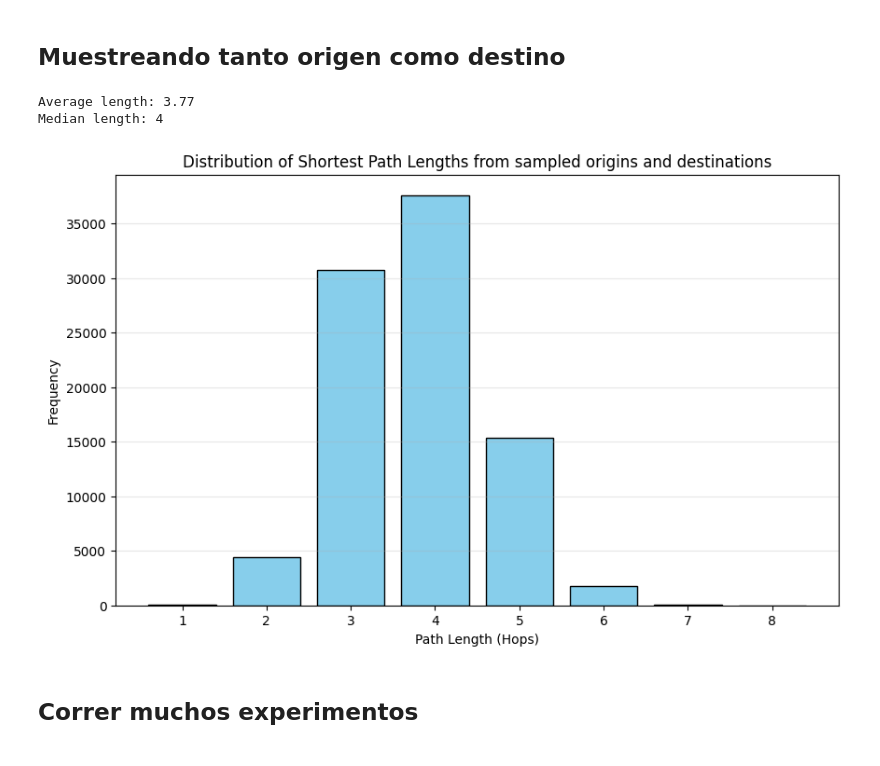
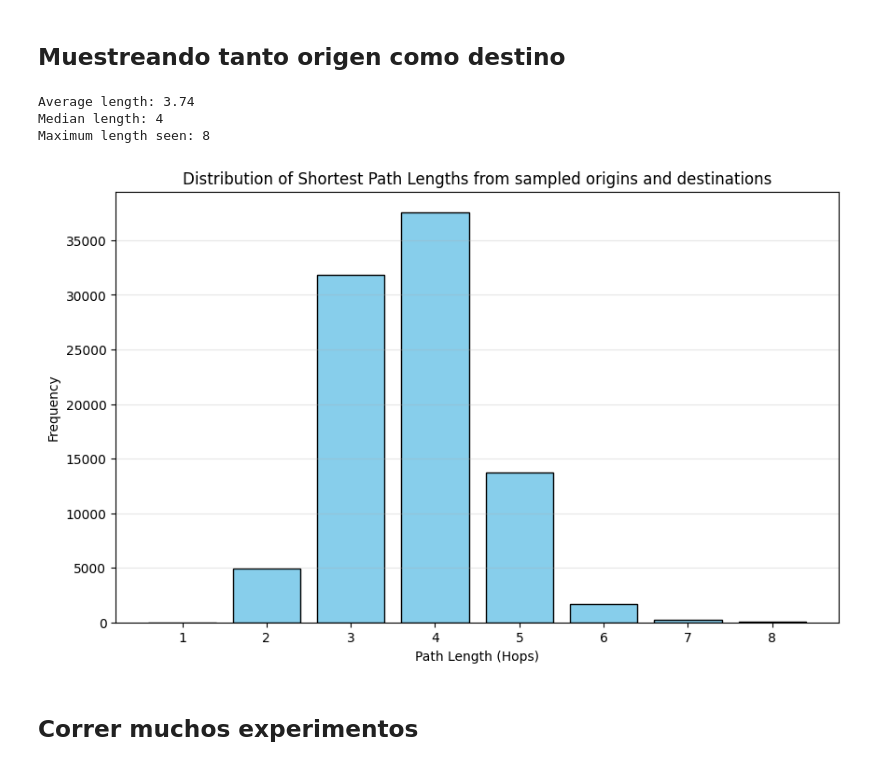
Before and after one commit to carlos-cagnazzo/internet-topology-ris, a Jupyter notebook: eda/eda-grafo-internet-muestro-caminos.ipynb, the cells around one changed output. Cells and saved outputs as stored; diff of their text form; code cells hidden in the pictures.

```diff
--- a/eda/eda-grafo-internet-muestro-caminos.ipynb
+++ b/eda/eda-grafo-internet-muestro-caminos.ipynb
@@ -71,13 +71,14 @@ def get_random_sample(filename, k):
         return random.sample(lines, min(k, len(lines)))
 
 # Configuration
-SOURCE_NODE = '28000'
+SOURCE_NODE = '3356'
 SAMPLE_SIZE = 20000
 FILE_PATH = '../fetch/asns-202504-week1.txt'
 
 # 1. Get sample and calculate lengths
 sample = get_random_sample(FILE_PATH, SAMPLE_SIZE)
 path_lengths = []
+max_length = 0
 
 for line in sample:
     target = line.strip().lstrip('0')
@@ -85,6 +86,8 @@ for line in sample:
         # nx.shortest_path_length is slightly faster than len(nx.shortest_path)
         length = nx.shortest_path_length(G, source=SOURCE_NODE, target=target)
         path_lengths.append(length)
+        if length > max_length:
+            max_length = length
     except nx.NetworkXNoPath:
         print(f"No path found for target: {target}")
     except nx.NodeNotFound:
@@ -94,6 +97,7 @@ for line in sample:
 if path_lengths:
     print(f"Average length: {stat.mean(path_lengths):.2f}")
     print(f"Median length: {stat.median(path_lengths)}")
+    print(f"Maximum length seen: {max_length}")
 
     # 3. Build the Histogram
     plt.figure(figsize=(10, 6))
@@ -146,6 +151,7 @@ FILE_PATH = '../fetch/asns-202504-week1.txt'
 sample_origin = get_random_sample(FILE_PATH, SAMPLE_SIZE)
 sample = get_random_sample(FILE_PATH, SAMPLE_SIZE)
 path_lengths = []
+max_length = 0
 
 for src in sample_origin:
     SOURCE_NODE = src.strip().lstrip('0')
@@ -157,37 +163,41 @@ for src in sample_origin:
             # nx.shortest_path_length is slightly faster than len(nx.shortest_path)
             length = nx.shortest_path_length(G, source=SOURCE_NODE, target=target)
             path_lengths.append(length)
+            if length > max_length:
+                max_length = length
         except nx.NetworkXNoPath:
             print(f"No path found for target: {target}")
         except nx.NodeNotFound:
             continue
 
 # 2. Statistics
 if path_lengths:
     print(f"Average length: {stat.mean(path_lengths):.2f}")
     print(f"Median length: {stat.median(path_lengths)}")
+    print(f"Maximum length seen: {max_length}")
 
     # 3. Build the Histogram
     plt.figure(figsize=(10, 6))
 
     # Calculate bins based on the range of lengths
     bins = range(min(path_lengths), max(path_lengths) + 2)
 
     plt.hist(path_lengths, bins=bins, align='left', rwidth=0.8, color='skyblue', edgecolor='black')
 
     plt.title(f'Distribution of Shortest Path Lengths from sampled origins and destinations')
     plt.xlabel('Path Length (Hops)')
     plt.ylabel('Frequency')
     plt.xticks(bins[:-1])
     plt.grid(axis='y', alpha=0.3)
 
     plt.show()
 else:
     print("No valid paths were found to sample.")
 # %% [output]
-Average length: 3.77
+Average length: 3.74
 Median length: 4
+Maximum length seen: 8
-[figure, old version]
+[figure, new version]
 # %% [markdown]
 ## Correr muchos experimentos
 # %%
```
Also changed, not shown: parts of 1 cell of this notebook.
